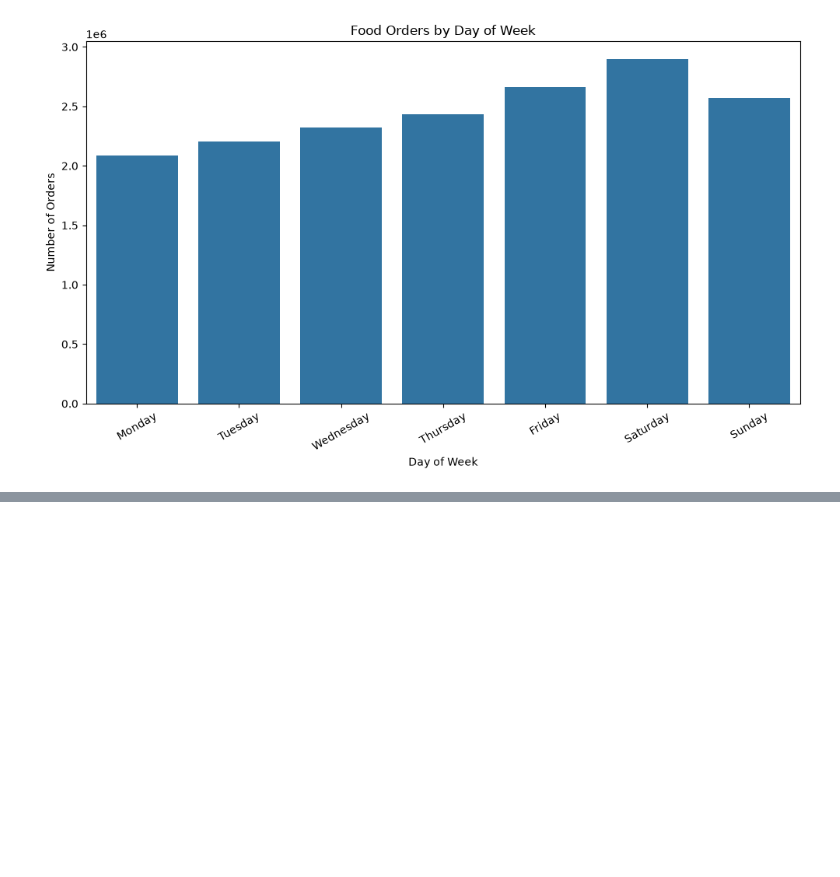
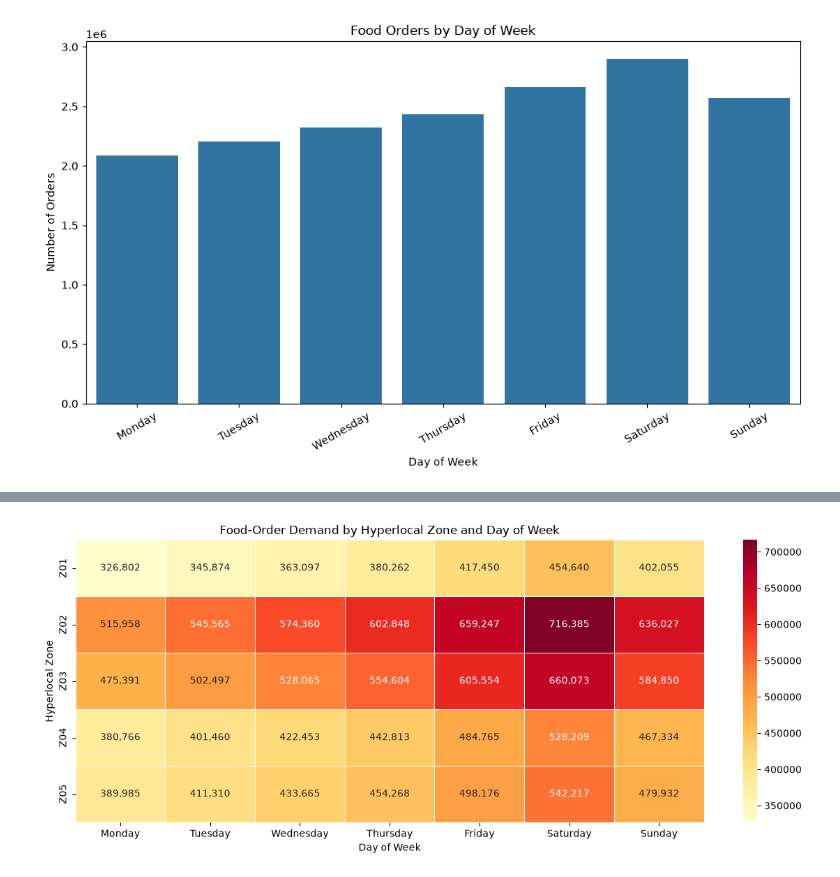
Before and after one commit to Venkatpotla33/AI-Enhanced-Hyperlocal-Food-Demand-Forecasting, a Jupyter notebook: notebooks/03_exploratory_data_analysis.ipynb, the cells around one changed output, grey strips where cells are left out. Saved outputs shown, nothing was run; the diff lists cells and outputs as text; code cells hidden in the pictures; blank space fills up the shorter version.

```diff
--- a/notebooks/03_exploratory_data_analysis.ipynb
+++ b/notebooks/03_exploratory_data_analysis.ipynb
@@ -1407,0 +1602,23 @@ plt.show()
+# %%
+# ============================================================
+# 03.3.6 — ZONE × DAY-OF-WEEK ANALYSIS
+# ============================================================
+
+zone_day_summary = (
+    orders_df
+    .groupby(["zone_id", "day_of_week"])
+    .agg(
+        order_count=("order_id", "count"),
+        total_order_value=("order_value", "sum"),
+        average_order_value=("order_value", "mean")
+    )
+    .reset_index()
+)
+
+zone_day_summary["order_percentage"] = (
+    zone_day_summary["order_count"]
+    / zone_day_summary["order_count"].sum()
+    * 100
+)
+
+zone_day_summary.head(15)
@@ -1407,0 +1677,23 @@ plt.show()
+# %%
+# ============================================================
+# ZONE × DAY-OF-WEEK DEMAND HEATMAP
+# ============================================================
+
+plt.figure(figsize=(12, 5))
+
+sns.heatmap(
+    zone_day_matrix,
+    cmap="YlOrRd",
+    annot=True,
+    fmt=",.0f",
+    linewidths=0.5
+)
+
+plt.title("Food-Order Demand by Hyperlocal Zone and Day of Week")
+plt.xlabel("Day of Week")
+plt.ylabel("Hyperlocal Zone")
+
+plt.tight_layout()
+plt.show()
+# %% [output]
+[figure, added]
```
Also changed, not shown: parts of 78 cells of this notebook.
